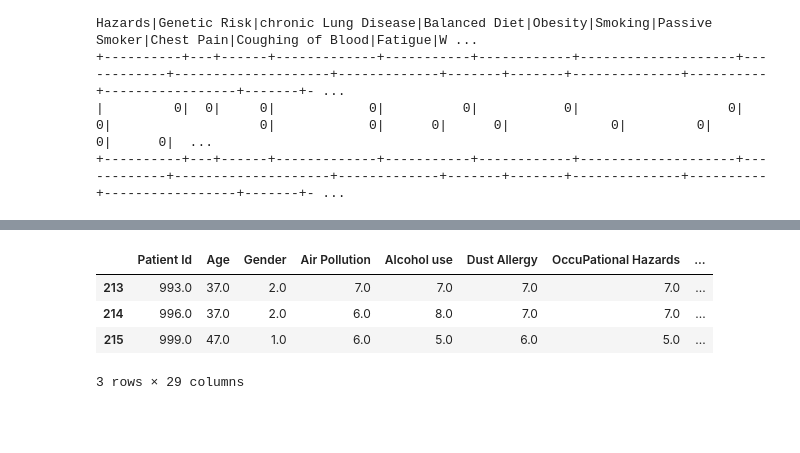
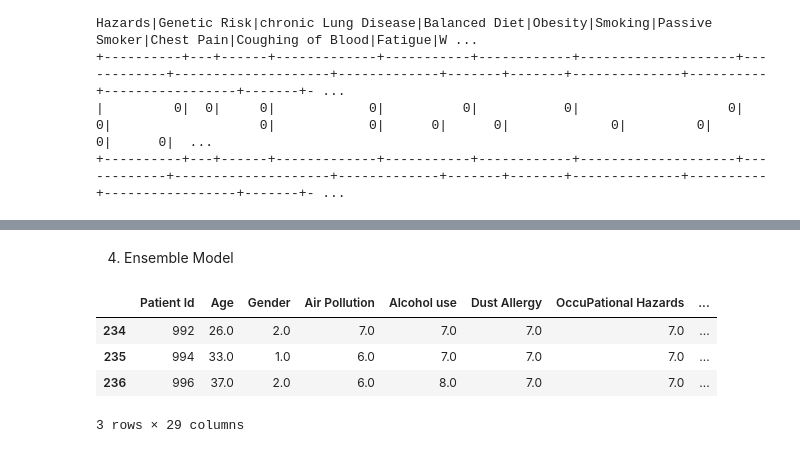
Before and after one commit to susanesho/lung-cancer-project, a Jupyter notebook: Lung_Cancer_project.ipynb, the cells around one changed output, grey strips where cells are left out. Saved outputs shown, nothing was run; the diff lists cells and outputs as text; code cells hidden in the pictures; blank space fills up the shorter version.

```diff
--- a/Lung_Cancer_project.ipynb
+++ b/Lung_Cancer_project.ipynb
@@ -278,8 +573,10 @@ Test Accuracy =  0.8240740740740741
+# %% [markdown]
+4. Ensemble Model
 # %%
-predictions.toPandas().tail(3)
+dt_predictions.toPandas().tail(3)
 # %% [output]
 |  | Patient Id | Age | Gender | Air Pollution | Alcohol use | Dust Allergy | OccuPational Hazards | ... |
-| 213 | 993.0 | 37.0 | 2.0 | 7.0 | 7.0 | 7.0 | 7.0 | ... |
-| 214 | 996.0 | 37.0 | 2.0 | 6.0 | 8.0 | 7.0 | 7.0 | ... |
-| 215 | 999.0 | 47.0 | 1.0 | 6.0 | 5.0 | 6.0 | 5.0 | ... |
+| 234 | 992 | 26.0 | 2.0 | 7.0 | 7.0 | 7.0 | 7.0 | ... |
+| 235 | 994 | 33.0 | 1.0 | 6.0 | 7.0 | 7.0 | 7.0 | ... |
+| 236 | 996 | 37.0 | 2.0 | 6.0 | 8.0 | 7.0 | 7.0 | ... |
 3 rows × 29 columns
```
Also changed, not shown: parts of 44 cells of this notebook.
